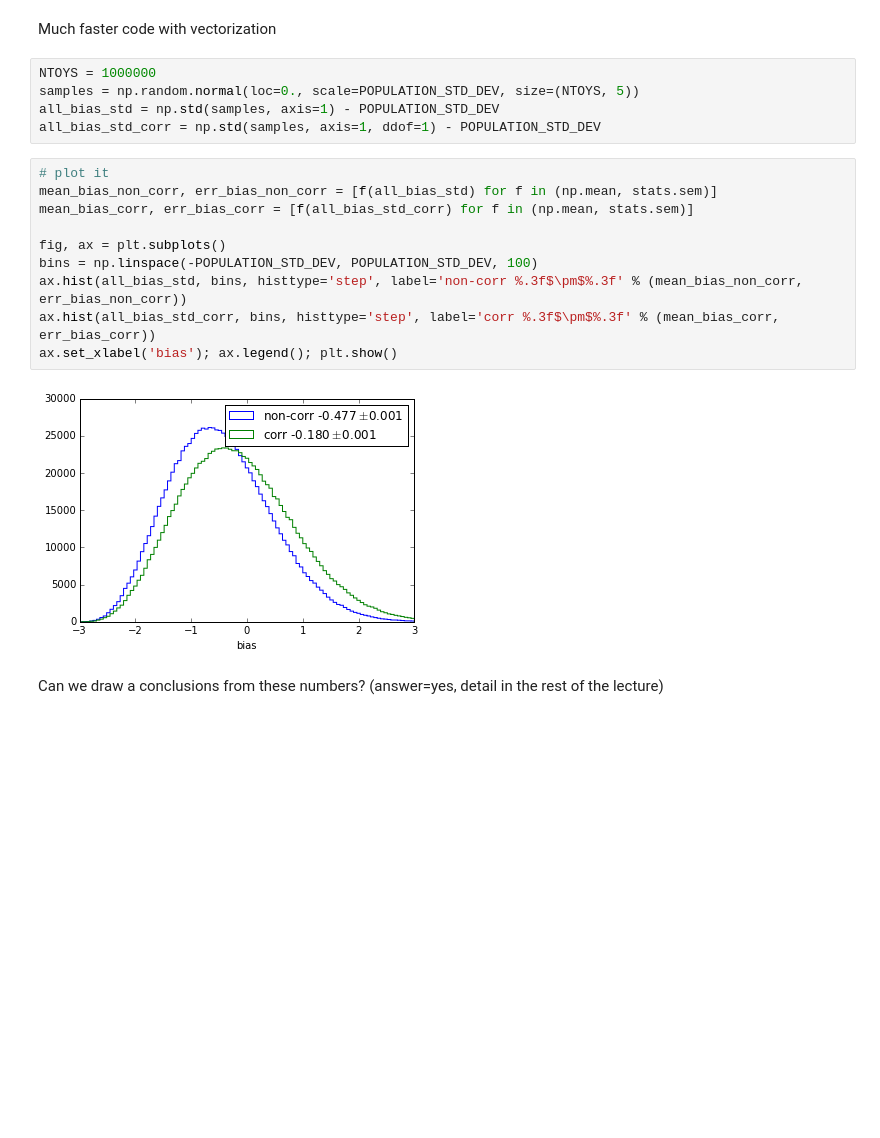
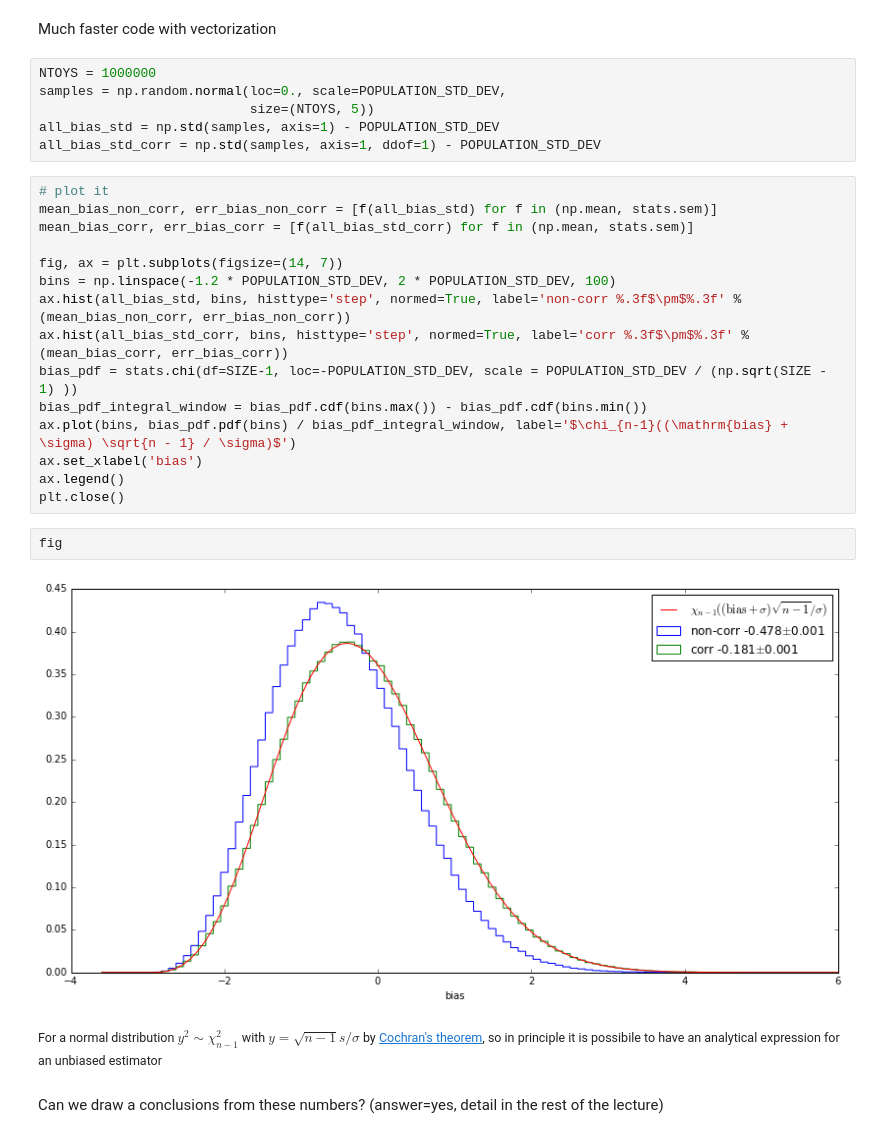
Before and after one commit to wiso/StatisticsLectures, a Jupyter notebook: Lecture1.ipynb, the cells around one changed output. Cells and saved outputs as stored; diff of their text form; blank space fills up the shorter version.

```diff
--- a/Lecture1.ipynb
+++ b/Lecture1.ipynb
@@ -106,7 +114,8 @@ for itoy in range(NTOYS):
 Much faster code with vectorization
 # %%
 NTOYS = 1000000
-samples = np.random.normal(loc=0., scale=POPULATION_STD_DEV, size=(NTOYS, 5))
+samples = np.random.normal(loc=0., scale=POPULATION_STD_DEV,
+                           size=(NTOYS, 5))
 all_bias_std = np.std(samples, axis=1) - POPULATION_STD_DEV
 all_bias_std_corr = np.std(samples, axis=1, ddof=1) - POPULATION_STD_DEV
 # %%
@@ -114,12 +123,21 @@ all_bias_std_corr = np.std(samples, axis=1, ddof=1) - POPULATION_STD_DEV
 mean_bias_non_corr, err_bias_non_corr = [f(all_bias_std) for f in (np.mean, stats.sem)]
 mean_bias_corr, err_bias_corr = [f(all_bias_std_corr) for f in (np.mean, stats.sem)]
 
-fig, ax = plt.subplots()
-bins = np.linspace(-POPULATION_STD_DEV, POPULATION_STD_DEV, 100)
-ax.hist(all_bias_std, bins, histtype='step', label='non-corr %.3f$\pm$%.3f' % (mean_bias_non_corr, err_bias_non_corr))
-ax.hist(all_bias_std_corr, bins, histtype='step', label='corr %.3f$\pm$%.3f' % (mean_bias_corr, err_bias_corr))
-ax.set_xlabel('bias'); ax.legend(); plt.show()
+fig, ax = plt.subplots(figsize=(14, 7))
+bins = np.linspace(-1.2 * POPULATION_STD_DEV, 2 * POPULATION_STD_DEV, 100)
+ax.hist(all_bias_std, bins, histtype='step', normed=True, label='non-corr %.3f$\pm$%.3f' % (mean_bias_non_corr, err_bias_non_corr))
+ax.hist(all_bias_std_corr, bins, histtype='step', normed=True, label='corr %.3f$\pm$%.3f' % (mean_bias_corr, err_bias_corr))
+bias_pdf = stats.chi(df=SIZE-1, loc=-POPULATION_STD_DEV, scale = POPULATION_STD_DEV / (np.sqrt(SIZE - 1) ))
+bias_pdf_integral_window = bias_pdf.cdf(bins.max()) - bias_pdf.cdf(bins.min())
+ax.plot(bins, bias_pdf.pdf(bins) / bias_pdf_integral_window, label='$\chi_{n-1}((\mathrm{bias} + \sigma) \sqrt{n - 1} / \sigma)$')
+ax.set_xlabel('bias')
+ax.legend()
+plt.close()
-# %% [output]
-[figure, removed]
+# %%
+fig
+# %% [output]
+[figure, added]
+# %% [markdown]
+<small>For a normal distribution $y^2\sim\chi^2_{n-1}$ with $y=\sqrt{n-1}s/\sigma$ by [Cochran's theorem](https://en.wikipedia.org/wiki/Cochran%27s_theorem), so in principle it is possibile to have an analytical expression for an unbiased estimator</small>
 # %% [markdown]
 Can we draw a conclusions from these numbers? (answer=yes, detail in the rest of the lecture)
```
Also changed, not shown: parts of 25 cells of this notebook.
